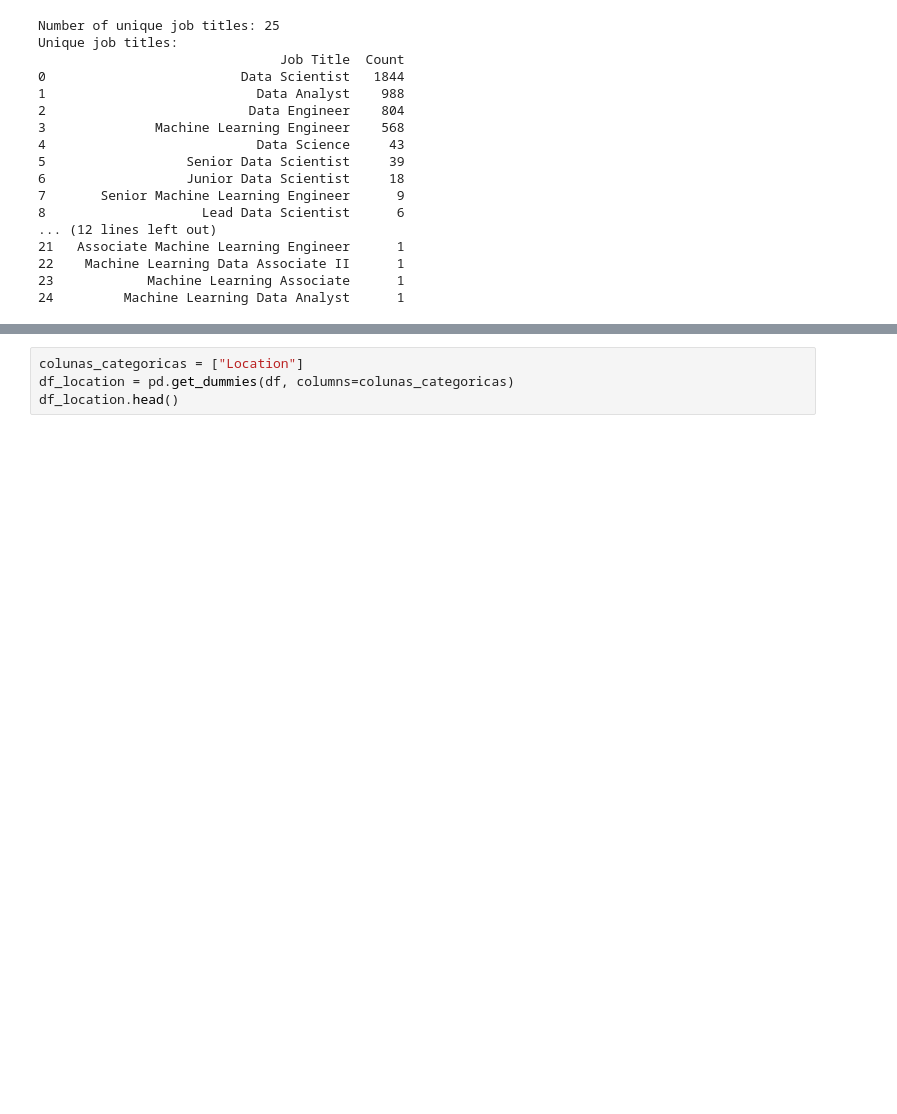
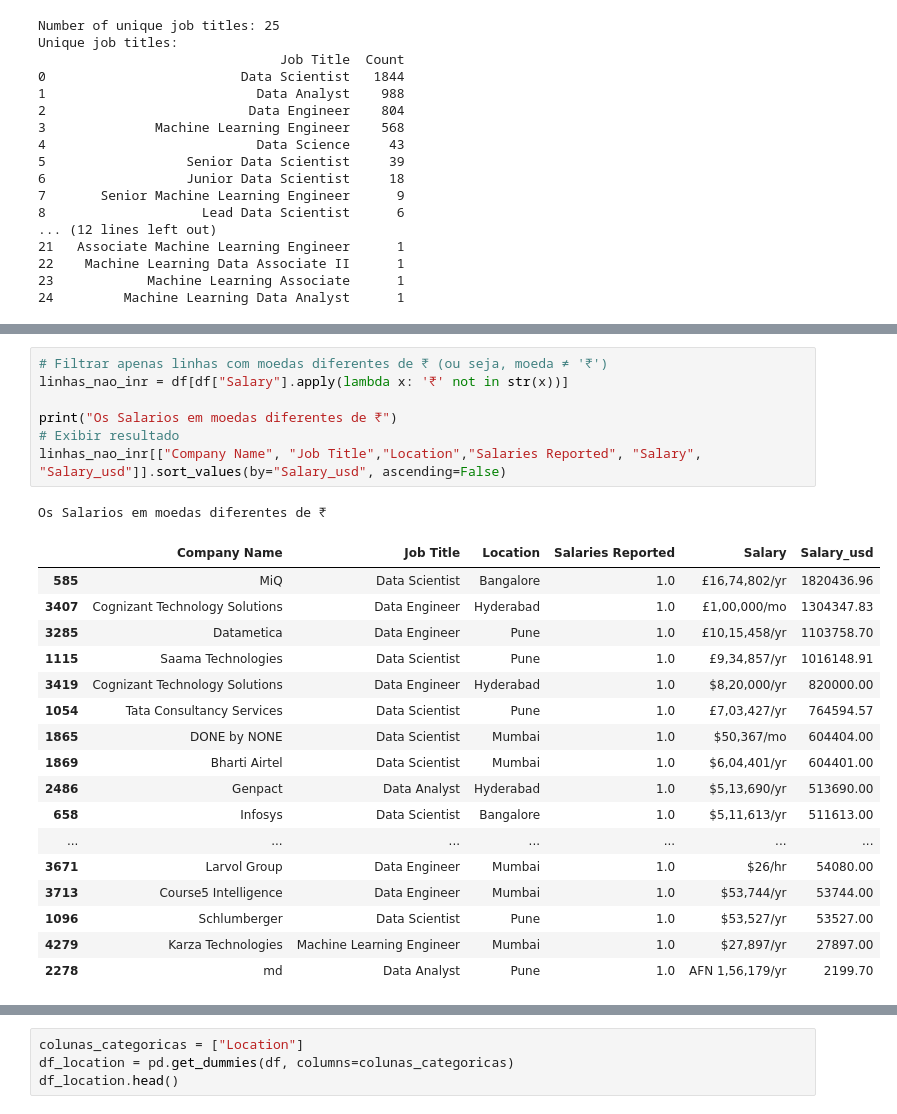
Before and after one commit to lanjos1/Salary-Estimation-Using-Regression-Model, a Jupyter notebook: Salary.ipynb, the cells around one changed output, grey strips where cells are left out. Cells and saved outputs as stored; diff of their text form; blank space fills up the shorter version.

```diff
--- a/Salary.ipynb
+++ b/Salary.ipynb
@@ -180,0 +204,26 @@ df.head()
+# %%
+# Filtrar apenas linhas com moedas diferentes de ₹ (ou seja, moeda ≠ '₹')
+linhas_nao_inr = df[df["Salary"].apply(lambda x: '₹' not in str(x))]
+
+print("Os Salarios em moedas diferentes de ₹")
+# Exibir resultado
+linhas_nao_inr[["Company Name", "Job Title","Location","Salaries Reported", "Salary", "Salary_usd"]].sort_values(by="Salary_usd", ascending=False)
+# %% [output]
+Os Salarios em moedas diferentes de ₹
+|  | Company Name | Job Title | Location | Salaries Reported | Salary | Salary_usd |
+| 585 | MiQ | Data Scientist | Bangalore | 1.0 | £16,74,802/yr | 1820436.96 |
+| 3407 | Cognizant Technology Solutions | Data Engineer | Hyderabad | 1.0 | £1,00,000/mo | 1304347.83 |
+| 3285 | Datametica | Data Engineer | Pune | 1.0 | £10,15,458/yr | 1103758.70 |
+| 1115 | Saama Technologies | Data Scientist | Pune | 1.0 | £9,34,857/yr | 1016148.91 |
+| 3419 | Cognizant Technology Solutions | Data Engineer | Hyderabad | 1.0 | $8,20,000/yr | 820000.00 |
+| 1054 | Tata Consultancy Services | Data Scientist | Pune | 1.0 | £7,03,427/yr | 764594.57 |
+| 1865 | DONE by NONE | Data Scientist | Mumbai | 1.0 | $50,367/mo | 604404.00 |
+| 1869 | Bharti Airtel | Data Scientist | Mumbai | 1.0 | $6,04,401/yr | 604401.00 |
+| 2486 | Genpact | Data Analyst | Hyderabad | 1.0 | $5,13,690/yr | 513690.00 |
+| 658 | Infosys | Data Scientist | Bangalore | 1.0 | $5,11,613/yr | 511613.00 |
+| ... | ... | ... | ... | ... | ... | ... |
+| 3671 | Larvol Group | Data Engineer | Mumbai | 1.0 | $26/hr | 54080.00 |
+| 3713 | Course5 Intelligence | Data Engineer | Mumbai | 1.0 | $53,744/yr | 53744.00 |
+| 1096 | Schlumberger | Data Scientist | Pune | 1.0 | $53,527/yr | 53527.00 |
+| 4279 | Karza Technologies | Machine Learning Engineer | Mumbai | 1.0 | $27,897/yr | 27897.00 |
+| 2278 | md | Data Analyst | Pune | 1.0 | AFN 1,56,179/yr | 2199.70 |
```
Also changed, not shown: parts of 3 cells of this notebook.
